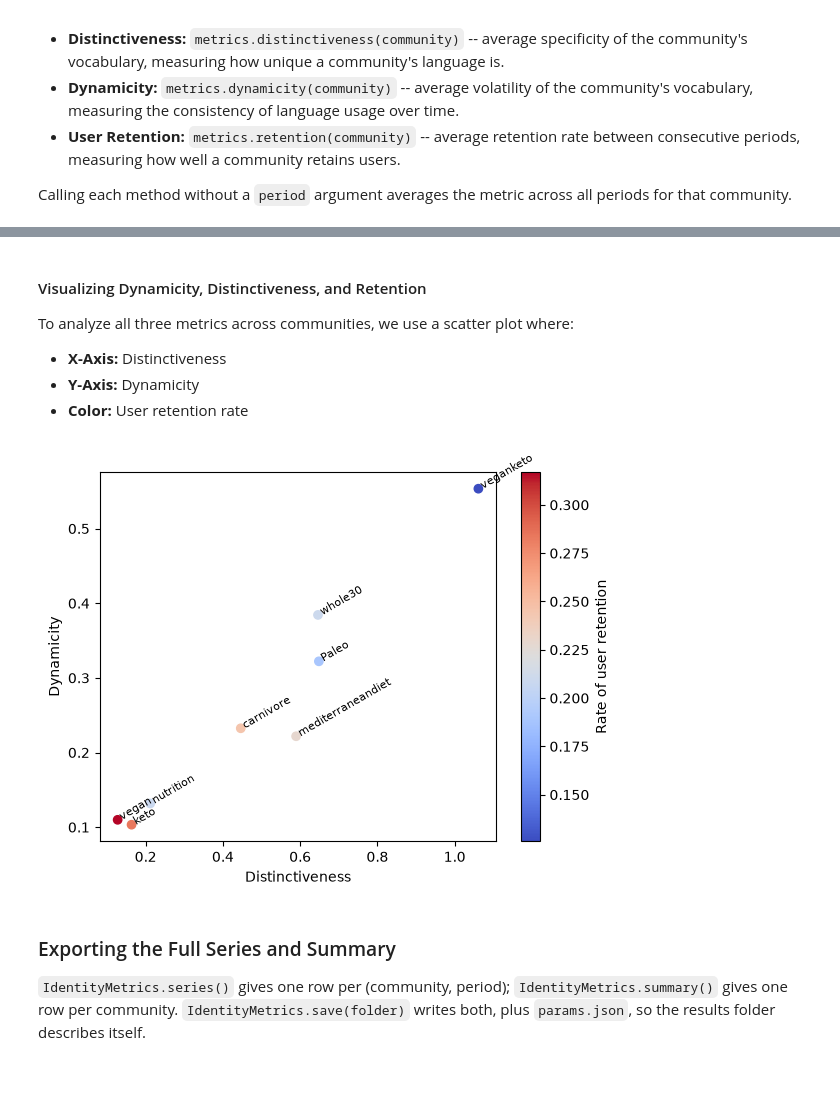
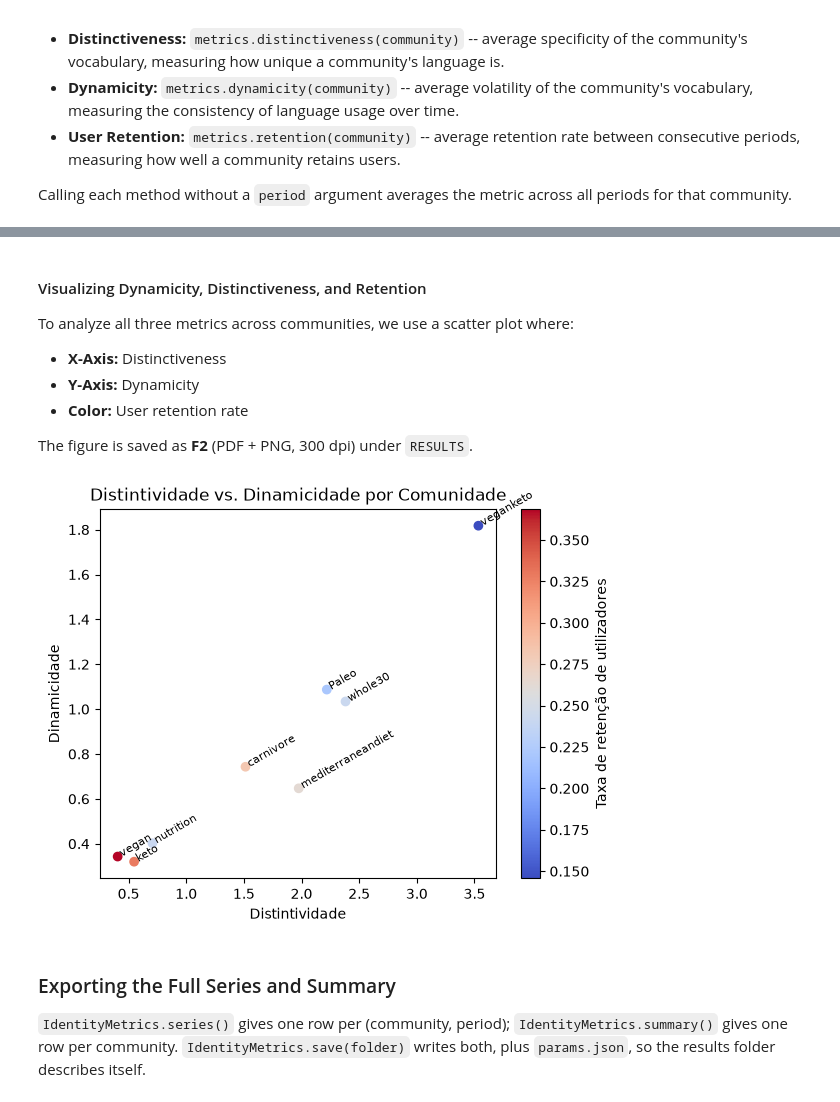
Before and after one commit to d0d0th/reddit-diets-communities, a Jupyter notebook: reddit-diets-communities.ipynb, the cells around one changed output, grey strips where cells are left out. Cells and saved outputs as stored; diff of their text form; code cells hidden in the pictures; blank space fills up the shorter version.

```diff
--- a/reddit-diets-communities.ipynb
+++ b/reddit-diets-communities.ipynb
@@ -26,7 +72,7 @@ This step involves loading a dataset that encompasses all comments and Original
 from comid import Comid
 
 cm = Comid()
-files = ['../data/diets_submissions_2023_2024.json','../data/diets_comments_2023_2024.json']
+files = DATA_FILES
 cm.load_json_files(files=files)
 # %%
 len(cm.posts)
@@ -86,5 +222,0 @@ Using the `TextCleaner` class from Convokit, we will preprocess the data to clea
-# %%
-from convokit import TextCleaner
-
-text_cleaner = TextCleaner(replace_text=False,verbosity=1000, input_filter=lambda utt: utt.meta['depth'] == 0)
-corpus = text_cleaner.transform(corpus)
@@ -115,9 +231,8 @@ from comid.convobridge import ConvoTextParser
 
 text_processor = ConvoTextParser(
     cm,
-    input_field="cleaned",
-    output_field="words",
-    tags=["NOUN", "PROPN"],
+    output_field="parsed",
+    tags=TAGS,
     include_oc=False,
     include_comments=True,
 )
@@ -200,12 +316,13 @@ from comid.metrics import IdentityMetrics
 metrics = IdentityMetrics.from_corpus(
     corpus,
     group_key="subreddit",
-    period_type="m",
-    words_field="words",
+    period_type=PERIOD_TYPE,
+    words_field="parsed",
     lexical_depths=(0,),
     activity_depths=None,
-    min_percentile=95,
-    log_base=10,
+    period_range=WINDOW,
+    min_percentile=MIN_PERCENTILE,
+    log_base=LOG_BASE,
     speaker_dedup=True,
 )
 # %% [markdown]
@@ -488,20 +616,25 @@ To analyze all three metrics across communities, we use a scatter plot where:
 - **X-Axis:** Distinctiveness
 - **Y-Axis:** Dynamicity
 - **Color:** User retention rate
+
+The figure is saved as **F2** (PDF + PNG, 300 dpi) under `RESULTS`.
 # %%
 fig, ax = plt.subplots()
 ax.scatter(arr_distinctiveness, arr_dynamicity, c=arr_retention, cmap='coolwarm')
 
 for idx, community in enumerate(communities):
     ax.annotate(community, (arr_distinctiveness[idx], arr_dynamicity[idx]),size=8,rotation=30)
-plt.xlabel("Distinctiveness")
-plt.ylabel("Dynamicity")
+ax.set_xlabel("Distintividade")
+ax.set_ylabel("Dinamicidade")
+ax.set_title("Distintividade vs. Dinamicidade por Comunidade")
 cbar = plt.colorbar(ax.collections[0], ax=ax)
-cbar.set_label("Rate of user retention")
+cbar.set_label("Taxa de retenção de utilizadores")
 
+
+save_figure(fig, os.path.join(RESULTS, "F2_distintividade_dinamicidade_retencao"))
 plt.show()
 # %% [output]
-[figure, old version]
+[figure, new version]
 # %% [markdown]
 ### Exporting the Full Series and Summary
 
```
Also changed, not shown: parts of 69 cells of this notebook, 13 other files.
